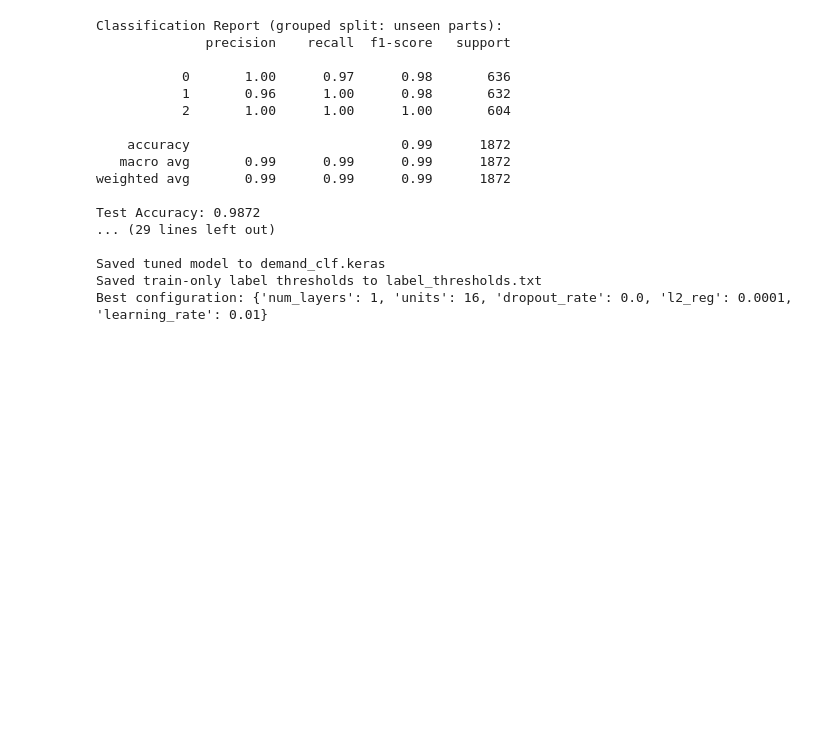
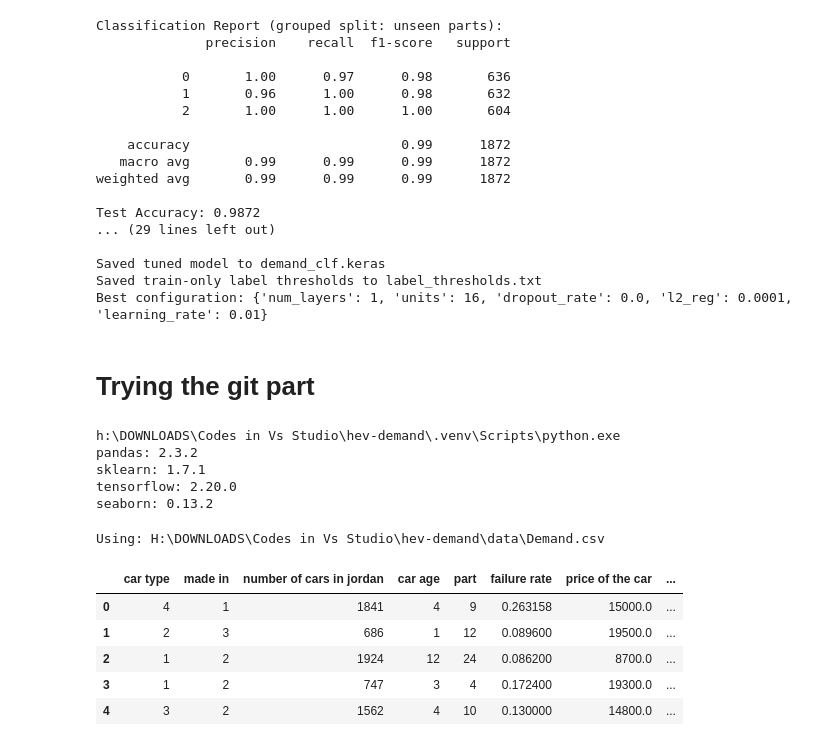
Before and after one commit to Oyaeesh/hev-spareparts-ml, a Jupyter notebook: src/Omar's Project (Demand).ipynb, the cells around one changed output. Drawn from its saved outputs; the diff is of its cells as text; code cells hidden in the pictures; blank space fills up the shorter version.

```diff
--- a/src/Omar's Project (Demand).ipynb
+++ b/src/Omar's Project (Demand).ipynb
@@ -2734,3 +2734,43 @@ Test Accuracy: 0.9872
 Saved tuned model to demand_clf.keras
 Saved train-only label thresholds to label_thresholds.txt
 Best configuration: {'num_layers': 1, 'units': 16, 'dropout_rate': 0.0, 'l2_reg': 0.0001, 'learning_rate': 0.01}
+# %% [markdown]
+# Trying the git part
+# %%
+import sys, pandas as pd, sklearn, tensorflow as tf, seaborn
+print(sys.executable)
+print("pandas:", pd.__version__)
+print("sklearn:", sklearn.__version__)
+print("tensorflow:", tf.__version__)
+print("seaborn:", seaborn.__version__)
+# %% [output]
+h:\DOWNLOADS\Codes in Vs Studio\hev-demand\.venv\Scripts\python.exe
+pandas: 2.3.2
+sklearn: 1.7.1
+tensorflow: 2.20.0
+seaborn: 0.13.2
+# %%
+from pathlib import Path
+import pandas as pd
+
+candidates = [
+    Path.cwd() / "data" / "Demand.csv",
+    Path(r"H:\DOWNLOADS\Codes in Vs Studio\hev-demand\data\Demand.csv"),
+    Path(r"C:\Users\oaliyaeesh\Downloads\A Systematic AI-based Paradigm for Classifying Hybrid Electric Vehicle Spare Parts Using Their Price and Demand\Demand.csv"),
+]
+
+csv_path = next((p for p in candidates if p.exists()), None)
+if not csv_path:
+    raise FileNotFoundError("Could not find Demand.csv. Move it to project/data or update the path above.")
+print("Using:", csv_path)
+
+df = pd.read_csv(csv_path)
+df.head()
+# %% [output]
+Using: H:\DOWNLOADS\Codes in Vs Studio\hev-demand\data\Demand.csv
+|  | car type | made in | number of cars in jordan | car age | part | failure rate | price of the car | ... |
+| 0 | 4 | 1 | 1841 | 4 | 9 | 0.263158 | 15000.0 | ... |
+| 1 | 2 | 3 | 686 | 1 | 12 | 0.089600 | 19500.0 | ... |
+| 2 | 1 | 2 | 1924 | 12 | 24 | 0.086200 | 8700.0 | ... |
+| 3 | 1 | 2 | 747 | 3 | 4 | 0.172400 | 19300.0 | ... |
+| 4 | 3 | 2 | 1562 | 4 | 10 | 0.130000 | 14800.0 | ... |
```
Also changed, not shown: 1 other file.
